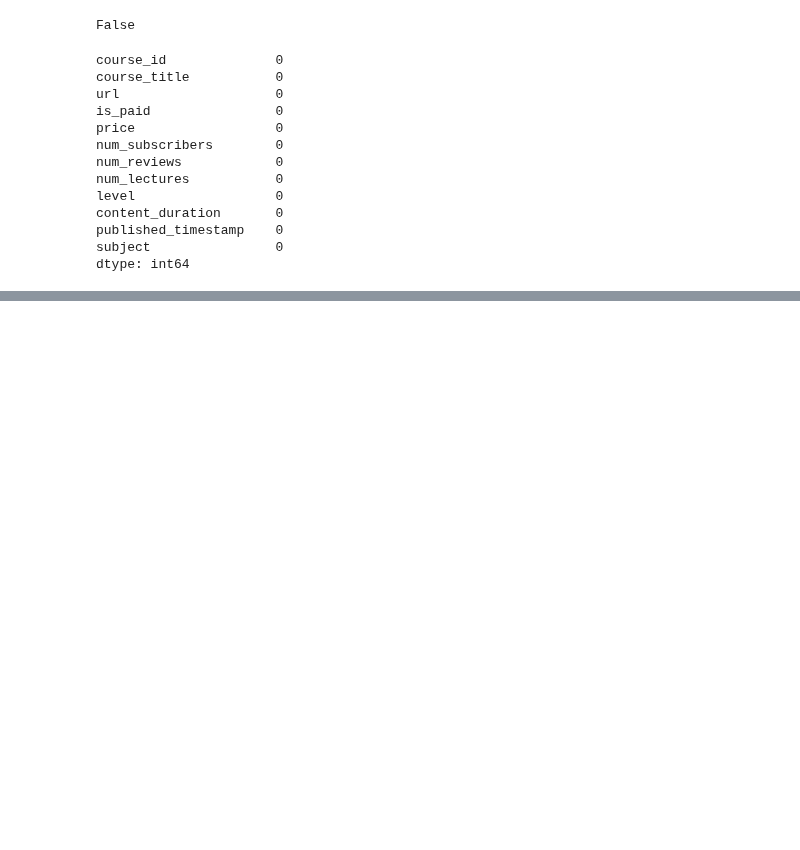
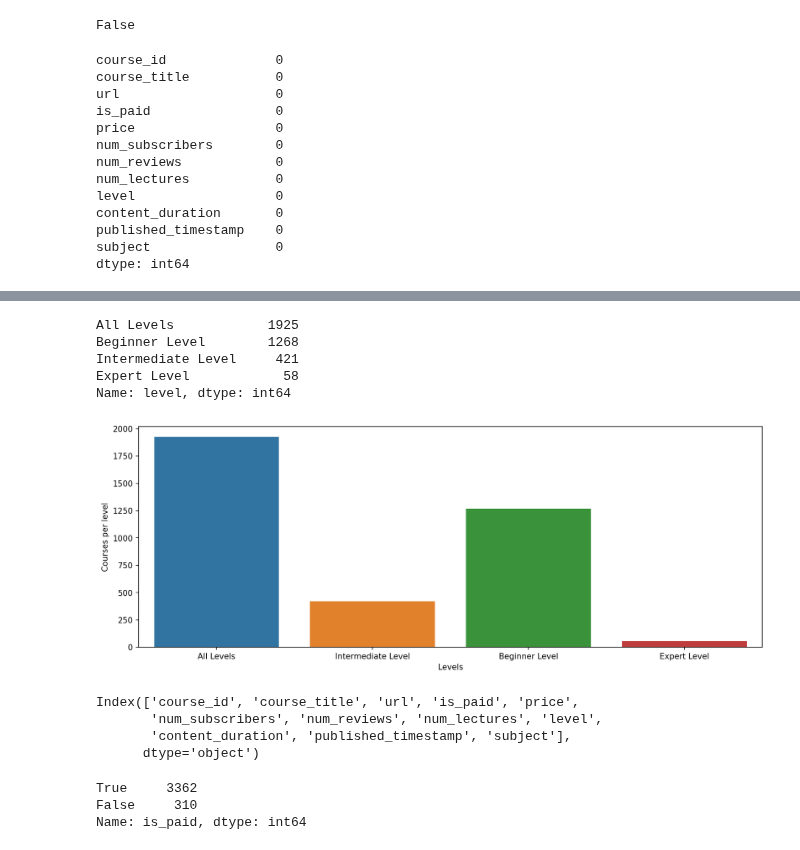
Before and after one commit to rohitcodism/ML-DS, a Jupyter notebook: Projects/Udemy Dataset Analysis/udemy.ipynb, the cells around one changed output, grey strips where cells are left out. Drawn from its saved outputs; the diff is of its cells as text; code cells hidden in the pictures; blank space fills up the shorter version.

```diff
--- a/Projects/Udemy Dataset Analysis/udemy.ipynb
+++ b/Projects/Udemy Dataset Analysis/udemy.ipynb
@@ -125,0 +152,29 @@ dtype: int64
+# %%
+dataset['level'].value_counts()
+# %% [output]
+All Levels            1925
+Beginner Level        1268
+Intermediate Level     421
+Expert Level            58
+Name: level, dtype: int64
+# %%
+plt.figure(figsize=(14,5), dpi=150)
+sns.countplot(dataset['level'])
+plt.xlabel('Levels')
+plt.ylabel('Courses per level')
+plt.show()
+# %% [output]
+[figure, added]
+# %%
+dataset.columns
+# %% [output]
+Index(['course_id', 'course_title', 'url', 'is_paid', 'price',
+       'num_subscribers', 'num_reviews', 'num_lectures', 'level',
+       'content_duration', 'published_timestamp', 'subject'],
+      dtype='object')
+# %%
+dataset['is_paid'].value_counts()
+# %% [output]
+True     3362
+False     310
+Name: is_paid, dtype: int64
```
Also changed, not shown: parts of 15 cells of this notebook.
